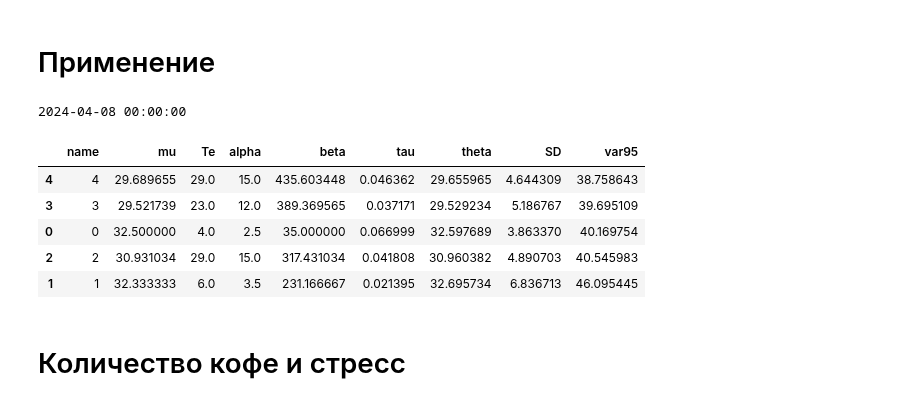
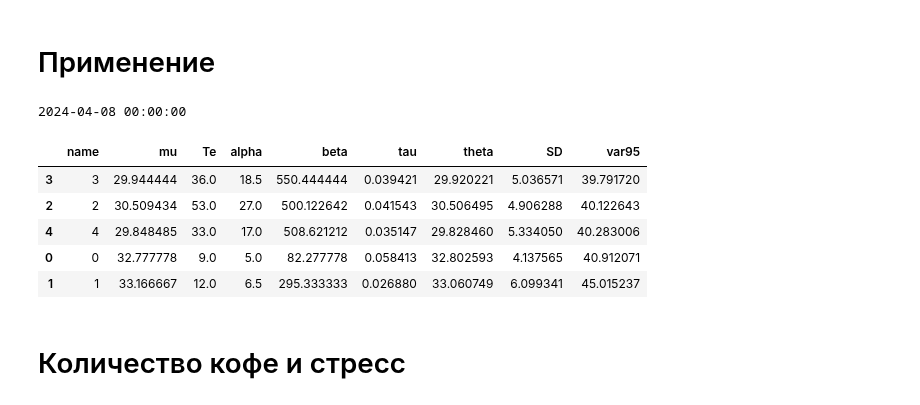
Before and after one commit to ksetdekov/trip_choice_optimizer, a Jupyter notebook: coffee-amount-optimization.ipynb, the cells around one changed output. Saved outputs shown, nothing was run; the diff lists cells and outputs as text; code cells hidden in the pictures.

```diff
--- a/coffee-amount-optimization.ipynb
+++ b/coffee-amount-optimization.ipynb
@@ -262,39 +262,39 @@ events = {
     datetime(2025, 3,15): (4, 38),
     datetime(2025, 3,16): (2, 33),
     datetime(2025, 3,17): (4, 23),
     datetime(2025, 3,18): (1, 23),
     datetime(2025, 3,19): (2, 27),
     datetime(2025, 3,20): (2, 25),
     datetime(2025, 3,21): (4, 32),
     datetime(2025, 3,22): (4, 24),
     datetime(2025, 3,23): (4, 36),
     datetime(2025, 3,24): (2, 28),
     datetime(2025, 3,25): (2, 24),
     datetime(2025, 3,26): (4, 36),
     datetime(2025, 3,27): (4, 33),
     datetime(2025, 3,28): (2, 41),
     datetime(2025, 3,29): (1, 46),
     datetime(2025, 3,30): (3, 32),
     datetime(2025, 3,31): (1, 22),
     datetime(2025, 4, 1): (3, 20),
     datetime(2025, 4, 2): (2, 23),
     datetime(2025, 4, 3): (4, 23)
 
 }
 
 oldest_ok = max(events)-timedelta(days=360)
 print(oldest_ok)
 
 # Process events within the class
-cups.process_events(events, days=91)
+cups.process_events(events, days=360)
 # %% [output]
 2024-04-08 00:00:00
 |  | name | mu | Te | alpha | beta | tau | theta | SD | var95 |
-| 4 | 4 | 29.689655 | 29.0 | 15.0 | 435.603448 | 0.046362 | 29.655965 | 4.644309 | 38.758643 |
-| 3 | 3 | 29.521739 | 23.0 | 12.0 | 389.369565 | 0.037171 | 29.529234 | 5.186767 | 39.695109 |
-| 0 | 0 | 32.500000 | 4.0 | 2.5 | 35.000000 | 0.066999 | 32.597689 | 3.863370 | 40.169754 |
-| 2 | 2 | 30.931034 | 29.0 | 15.0 | 317.431034 | 0.041808 | 30.960382 | 4.890703 | 40.545983 |
-| 1 | 1 | 32.333333 | 6.0 | 3.5 | 231.166667 | 0.021395 | 32.695734 | 6.836713 | 46.095445 |
+| 3 | 3 | 29.944444 | 36.0 | 18.5 | 550.444444 | 0.039421 | 29.920221 | 5.036571 | 39.791720 |
+| 2 | 2 | 30.509434 | 53.0 | 27.0 | 500.122642 | 0.041543 | 30.506495 | 4.906288 | 40.122643 |
+| 4 | 4 | 29.848485 | 33.0 | 17.0 | 508.621212 | 0.035147 | 29.828460 | 5.334050 | 40.283006 |
+| 0 | 0 | 32.777778 | 9.0 | 5.0 | 82.277778 | 0.058413 | 32.802593 | 4.137565 | 40.912071 |
+| 1 | 1 | 33.166667 | 12.0 | 6.5 | 295.333333 | 0.026880 | 33.060749 | 6.099341 | 45.015237 |
 # %% [markdown]
 # Количество кофе и стресс
 # %%
```
Also changed, not shown: parts of 11 cells of this notebook, 1 other file.
